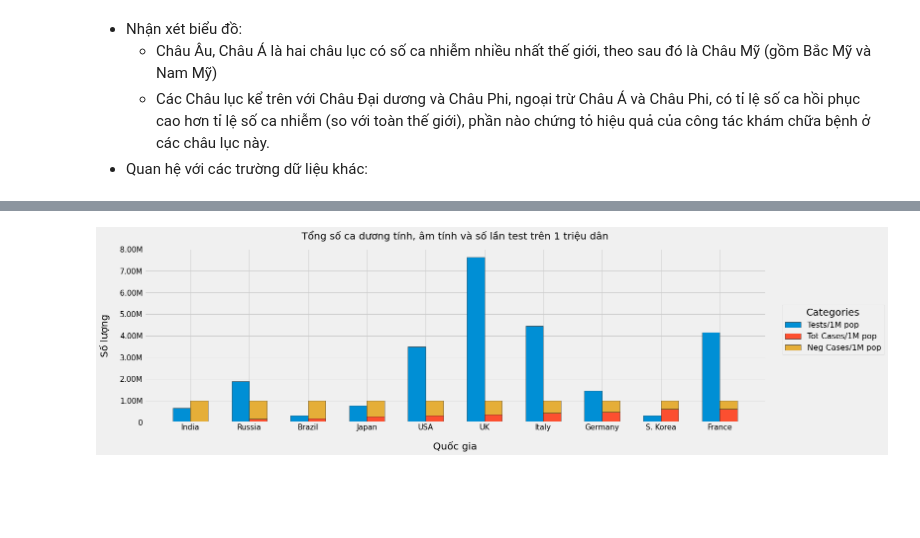
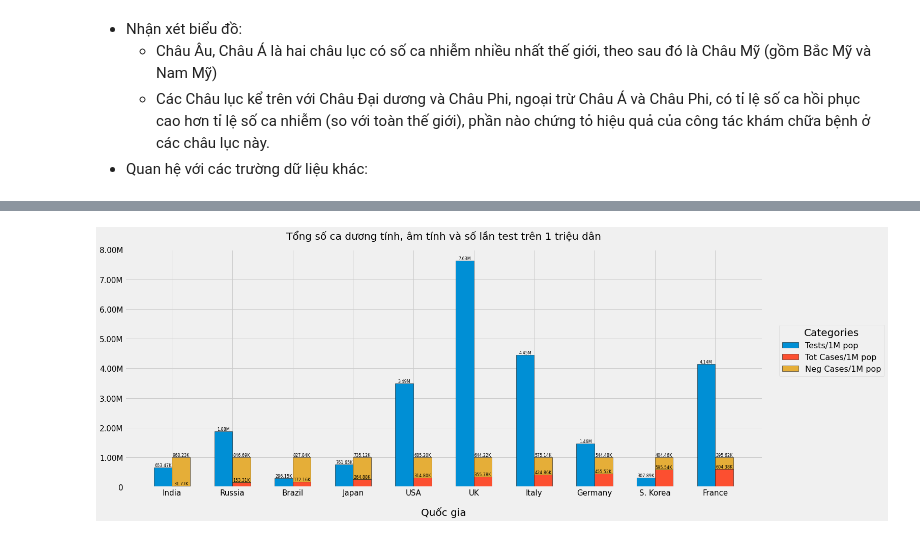
Before and after one commit to quytrungg/Group02_Lab01_CSC10108, a Jupyter notebook: data_analysis_visualize/DB_analysis.ipynb, the cells around one changed output, grey strips where cells are left out. Cells and saved outputs as stored; diff of their text form; code cells hidden in the pictures; blank space fills up the shorter version.

Commit message:
stacked bar chart visualizing cases per 1m pp per continent

```diff
--- a/data_analysis_visualize/DB_analysis.ipynb
+++ b/data_analysis_visualize/DB_analysis.ipynb
@@ -139,49 +131,55 @@ import matplotlib.ticker as ticker
 # %%
+case_test_1m_pop = covid_df.nlargest(columns='Total Cases', n=10).loc[:, ['Country', 'Tests/1M pop', 'Tot Cases/1M pop']].sort_values('Tot Cases/1M pop')
+case_test_1m_pop['Neg./1M pop'] = 10**6 - case_test_1m_pop['Tot Cases/1M pop']
+
 plt.style.use("fivethirtyeight")
 
-fig, ax = plt.subplots(1,1, figsize = (20,6))
-label = case_1m_pop['Country']
+fig, ax = plt.subplots(1,1, figsize = (20,8))
+label = case_test_1m_pop['Country']
 
 x = np.arange(len(label))
 width = 0.3
 
 rect1 = ax.bar(x - width/2,
-              case_1m_pop['Tests/1M pop'],
+              case_test_1m_pop['Tests/1M pop'],
               width = width,
                label = 'Tests/1M pop',
                edgecolor = "black"
 )
 
 rect2 = ax.bar(x + width/2,
-              case_1m_pop['Tot Cases/1M pop'],
+              case_test_1m_pop['Tot Cases/1M pop'],
               width = width,
                label = 'Tot Cases/1M pop',
                edgecolor = "black"
 )
 rect3 = ax.bar(x + width/2,
-              case_1m_pop['Neg./1M pop'],
+              case_test_1m_pop['Neg./1M pop'],
               width = width,
                label = 'Neg Cases/1M pop',
                edgecolor = "black",
-               bottom=case_1m_pop['Tot Cases/1M pop']
+               bottom=case_test_1m_pop['Tot Cases/1M pop']
 )
+ax.bar_label(rect1, fontsize=8, labels=[format_y_axis(x) for x in case_test_1m_pop.iloc[:, 1]], label_type="edge")
+ax.bar_label(rect2, fontsize=8, labels=[format_y_axis(x) for x in case_test_1m_pop.iloc[:, 2]], label_type="edge")
+ax.bar_label(rect3, fontsize=8, labels=[format_y_axis(x) for x in case_test_1m_pop.iloc[:, 3]], label_type="edge")
 
-ax.set_ylabel("Số lượng", fontsize = 20, labelpad = 20)
+# ax.set_ylabel("Số lượng", fontsize = 20, labelpad = 20)
 ax.set_xlabel("Quốc gia", fontsize = 20, labelpad =20)
 ax.set_title("Tổng số ca dương tính, âm tính và số lần test trên 1 triệu dân", fontsize = 20, pad = 20)
 #set the ticks
 ax.set_xticks(x)
 ax.set_xticklabels(label)
 #add the legends
 #using the labels of the bars
 ax.legend(title = "Categories", fontsize = 16, title_fontsize = 20, bbox_to_anchor = (1.02, 0.7))
 #adjust the tick paramaters
 ax.tick_params(axis = "x", which = "both", labelrotation = 90, labelsize = 15)
 ax.tick_params(axis = "y", which = "both", labelsize = 15)
 ax.yaxis.set_major_formatter(ticker.FuncFormatter(format_y_axis))
 ax.xaxis.set_tick_params(rotation=0)
 
 
 plt.show()
 # %% [output]
-[figure, old version]
+[figure, new version]
```
Also changed, not shown: parts of 14 cells of this notebook.
